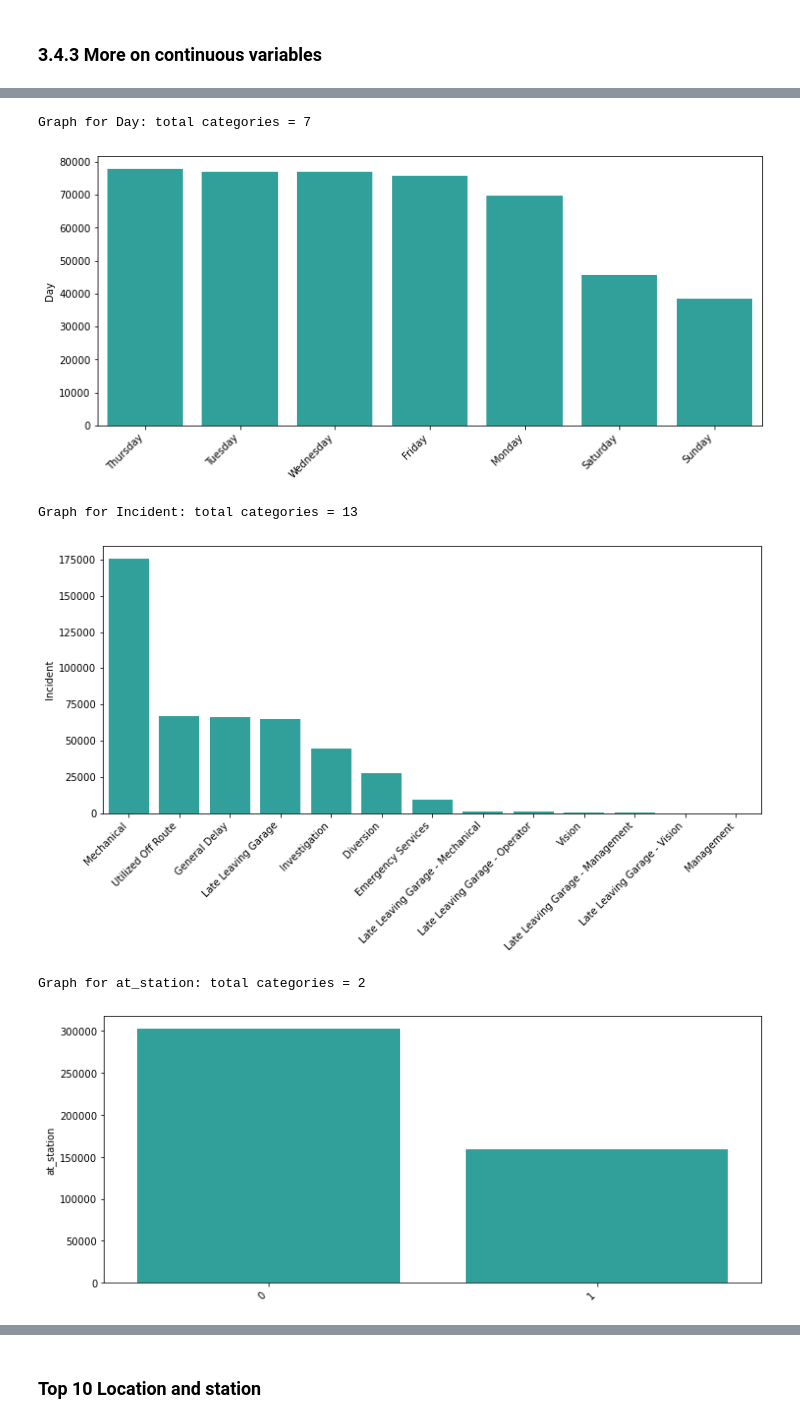
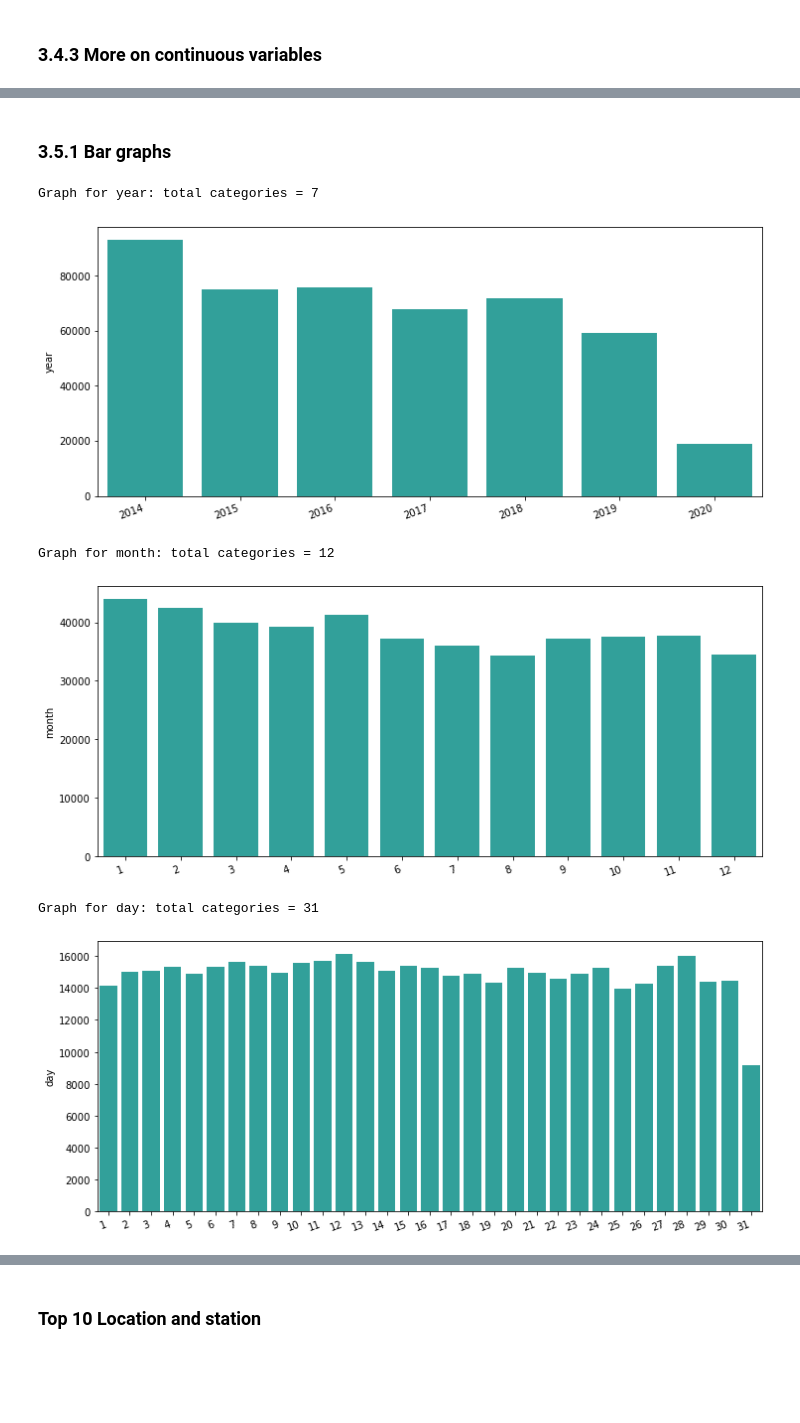
Before and after one commit to JasonYao3/TTC_transit_delay_proj, a Jupyter notebook: 3.Bus EDA.ipynb, the cells around one changed output, grey strips where cells are left out. Saved outputs shown, nothing was run; the diff lists cells and outputs as text; code cells hidden in the pictures; blank space fills up the shorter version.

```diff
--- a/3.Bus EDA.ipynb
+++ b/3.Bus EDA.ipynb
@@ -106,13 +106,13 @@ sns.boxplot(bus_report_date_counts, ax=ax[1], color="orangered");
 # %% [output]
 [figure]
 # %%
-# a function to find quartiles, or where most data are.
-def compute_quartiles(col_counts):
+# a function to find quantiles, or where most data are.
+def compute_quantiles(col_counts):
     Q1 =  np.quantile(col_counts, 0.25)
     Q3 =  np.quantile(col_counts, 0.75)
     IQR = Q3 - Q1
     print('Most data are within %d to %d.'%(Q1,Q3))
-    print('Median is ', np.quantile(col_counts, 0.5))
+    print('Median is', np.quantile(col_counts, 0.5))
     print('The data are usually below %d.'%np.quantile(col_counts, 0.95))
 
     lower_fence = Q1 - 1.5 * (IQR)
@@ -172,18 +168,18 @@ Maximum occurence is 9280 of 3:00:00 PM.
 ### 3.4.3 More on continuous variables
 # %%
 # initialize continuous variables
-bus_cont = bus_df[['Route','Vehicle','report_year','report_month','report_day','report_hour','report_min','delay_min','gap_min']]
+bus_cont = bus_df[['route_num','vehicle','year','month','day','hour','min','delay_min','gap_min']]
 # %%
+# Using a for loop to plot each continous variables and compute quantiles.
 for col in bus_cont.columns:
     fig, ax = plt.subplots(1,2, figsize=(12,5))
     cont_num = bus_cont[col].value_counts()
     chart = sns.distplot(cont_num, ax=ax[0], color="orangered", kde=True)
     #ax[0].set_xlabels()
     ax[0].set_title("Graph for %s: total categories = %d" %(col, len(cont_num)))
-    #chart.set_xticklabels(chart.get_xticklabels(), rotation=45, horizontalalignment='right')
     sns.boxplot(cont_num, ax=ax[1], color="orangered")
     plt.show()
 
-    compute_quartiles(cont_num)
+    compute_quantiles(cont_num)
     print('\n')
 # %% [output]
@@ -254,20 +260,22 @@ Categorical variables: Day, Incident, at_station, direction_simp, delay_type
 # %%
 # dataframe for categorical variables
-bus_cat = bus_df[['Day', 'Incident', 'at_station', 'direction_simp', 'delay_type']]
+bus_cat = bus_df[['year','month','day','hour','day_of_week', 'incident', 'at_station', 'direction_simp', 'delay_type']]
+# %% [markdown]
+### 3.5.1 Bar graphs
 # %%
 # Inspired by Ken Jee
 # Using a for loop to plot each categorical variable.
 for col in bus_cat.columns:
     plt.figure(figsize=(12,5))
     cat_num = bus_cat[col].value_counts()
     print("Graph for %s: total categories = %d" %(col, len(cat_num)))
     chart = sns.barplot(x=cat_num.index, y=cat_num,color="lightseagreen")
-    chart.set_xticklabels(chart.get_xticklabels(), rotation=45, horizontalalignment='right')
+    chart.set_xticklabels(chart.get_xticklabels(), rotation=20, horizontalalignment='right')
     plt.show()
 # %% [output]
-Graph for Day: total categories = 7
+Graph for year: total categories = 7
-[figure, old version]
+[figure, new version]
-Graph for Incident: total categories = 13
+Graph for month: total categories = 12
-[figure, old version]
+[figure, new version]
-Graph for at_station: total categories = 2
+Graph for day: total categories = 31
-[figure, old version]
+[figure, new version]
```
Also changed, not shown: parts of 97 cells of this notebook, 9 other files.
